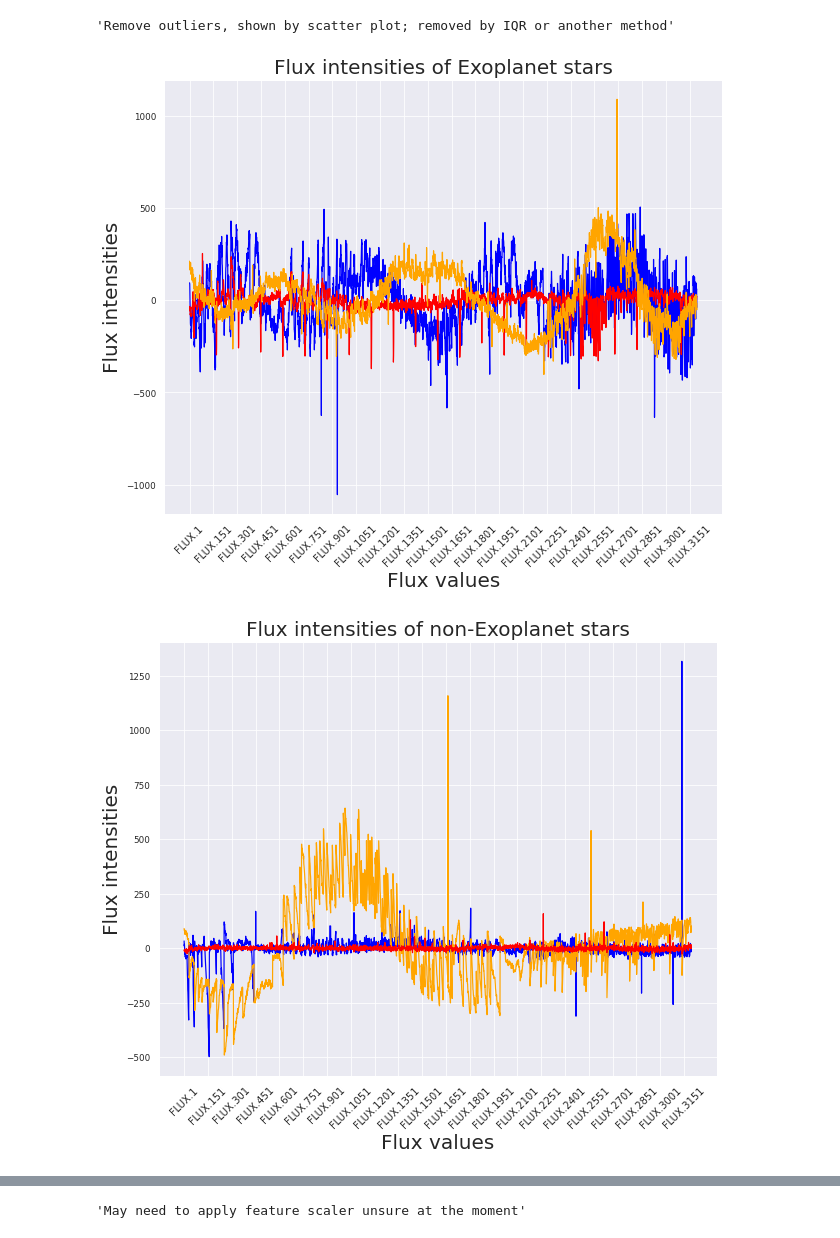
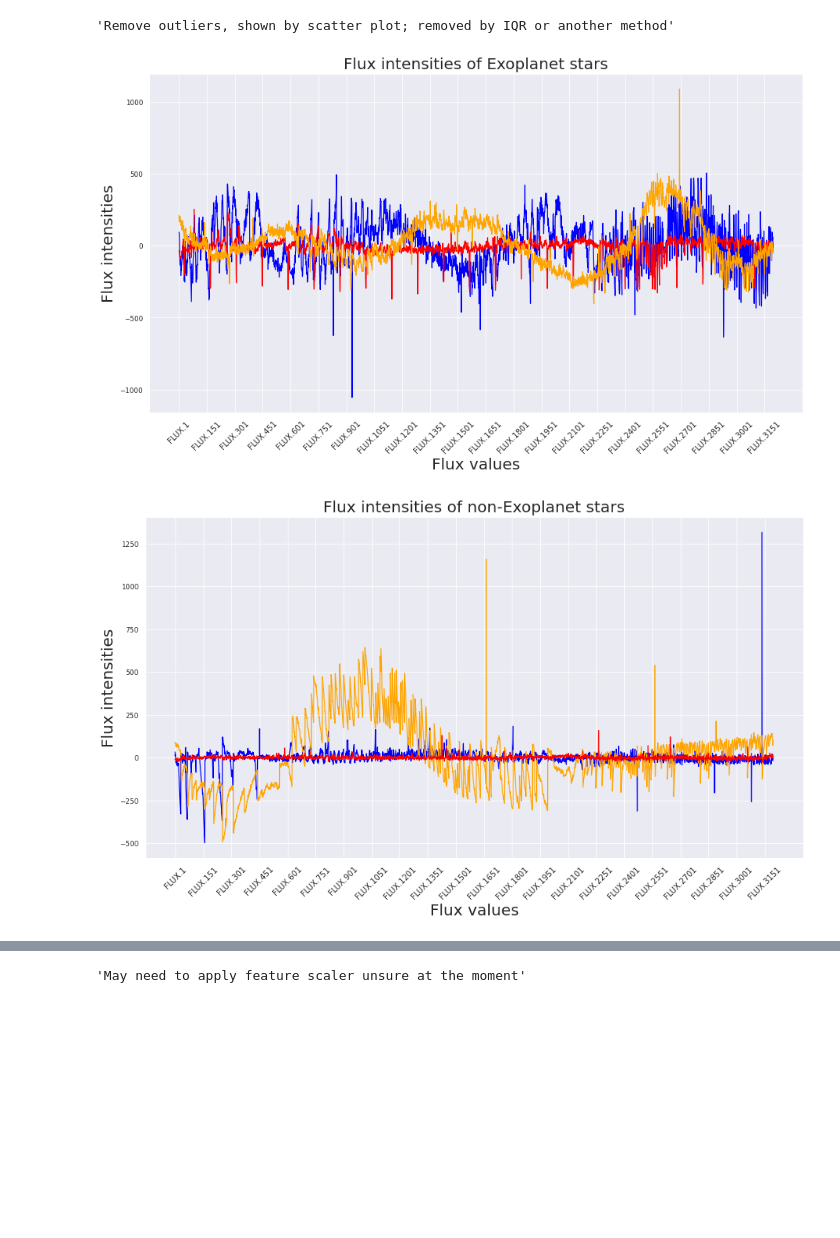
Before and after one commit to Shield94/CMSE202_Project, a Jupyter notebook: Semester Project.ipynb, the cells around one changed output, grey strips where cells are left out. Drawn from its saved outputs; the diff is of its cells as text; code cells hidden in the pictures; blank space fills up the shorter version.

Commit message:
Updatinf format for the Graphs

```diff
--- a/Semester Project.ipynb
+++ b/Semester Project.ipynb
@@ -67,38 +54,32 @@ train_data.describe()
 # %%
 '''Observing the intensity of flux values from training data of exoplanets vs non exoplanets 5 of each'''
 
-plt.figure(figsize = (10,8))
+plt.figure(figsize = (15,8))
 plt.title('Flux intensities of Exoplanet stars', size = 20)
 
 #Exoplanet ones
 plt.plot(train_data.iloc[0,1:], color = 'blue')
 plt.plot(train_data.iloc[1,1:], color = 'red')
-# plt.plot(train_data.iloc[2,1:], color = 'yellow')
-# plt.plot(train_data.iloc[4,1:], color = 'green')
 plt.plot(train_data.iloc[5,1:], color = 'orange')
 
 plt.xlabel('Flux values', size = 20)
 plt.ylabel('Flux intensities', size = 20)
 plt.xticks(rotation = 45, ticks = np.arange(0,3197,150), size = 10)
 
 plt.show()
 # %% [output]
-[figure, old version]
+[figure, new version]
 # %%
-plt.figure(figsize = (10,8))
+plt.figure(figsize = (15,8))
 plt.title('Flux intensities of non-Exoplanet stars', size=20)
 
 plt.plot(train_data.iloc[211,1:], color = 'blue')
-# plt.plot(train_data.iloc[200,1:], color = 'green')
-# plt.plot(train_data.iloc[300,1:], color = 'yellow')
 plt.plot(train_data.iloc[400,1:], color = 'orange')
 plt.plot(train_data.iloc[500,1:], color = 'red')
 
 plt.xlabel('Flux values', size = 20)
 plt.ylabel('Flux intensities', size = 20)
 plt.xticks(rotation = 45, ticks = np.arange(0,3197,150), size = 10)
-
-
 plt.show()
 # %% [output]
-[figure, old version]
+[figure, new version]
```
Also changed, not shown: parts of 3 cells of this notebook.
